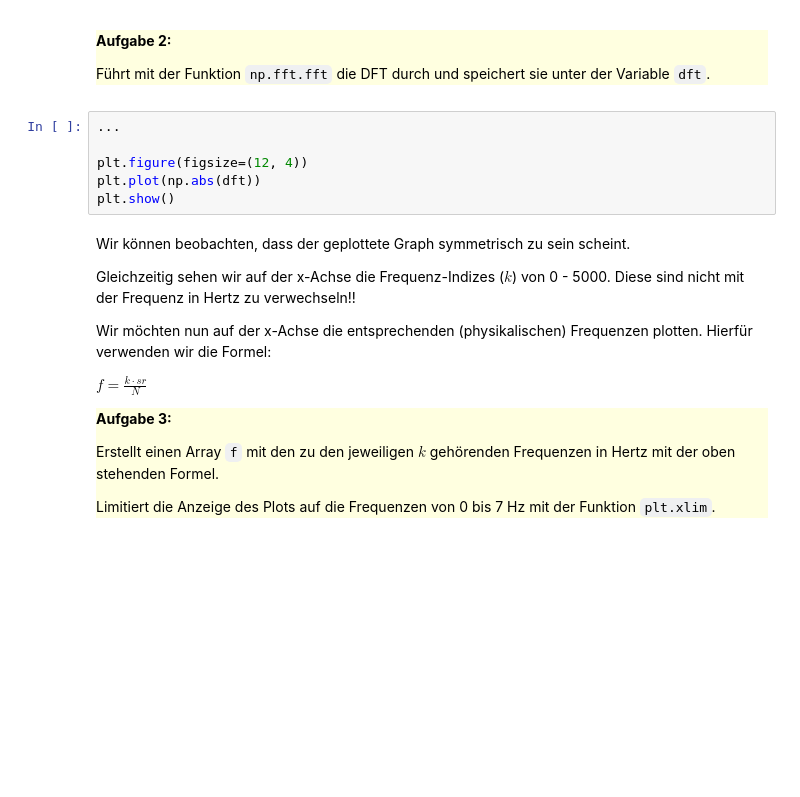
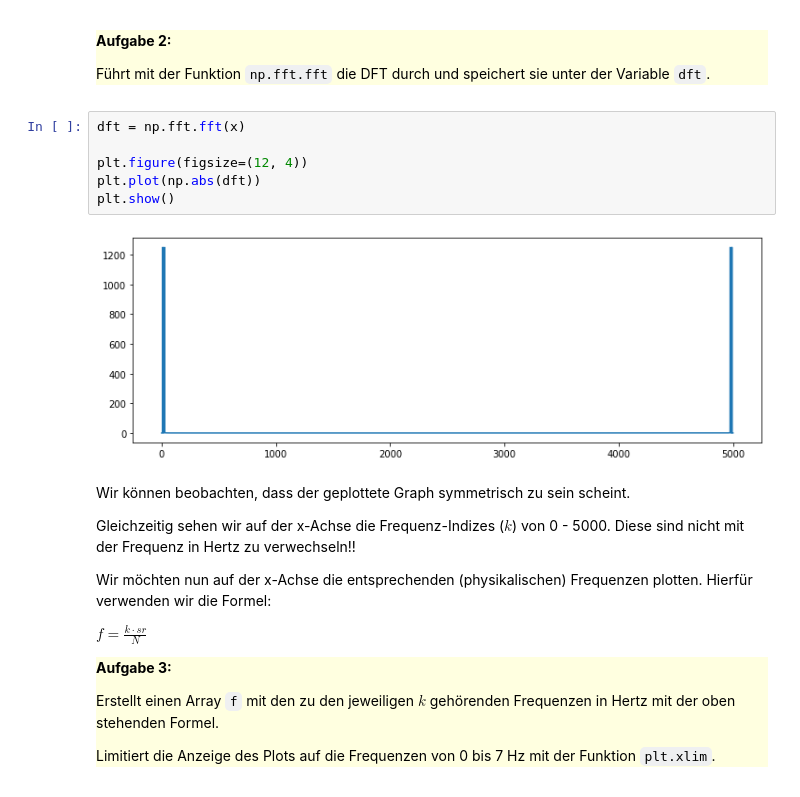
Before and after one commit to kjhsdf/Audio-Based-Music-Processing-2020, a Jupyter notebook: 10/Hausaufgabe_DFT_Anwendung.ipynb, the cells around one changed output. Drawn from its saved outputs; the diff is of its cells as text; blank space fills up the shorter version.

```diff
--- a/10/Hausaufgabe_DFT_Anwendung.ipynb
+++ b/10/Hausaufgabe_DFT_Anwendung.ipynb
@@ -32,11 +38,13 @@ Führt mit der Funktion `np.fft.fft` die DFT durch und speichert sie unter der V
 
 </div></p>
 # %%
-...
+dft = np.fft.fft(x)
 
 plt.figure(figsize=(12, 4))
 plt.plot(np.abs(dft))
 plt.show()
+# %% [output]
+[figure, added]
 # %% [markdown]
 Wir können beobachten, dass der geplottete Graph symmetrisch zu sein scheint.
 
```
Also changed, not shown: parts of 4 cells of this notebook.
